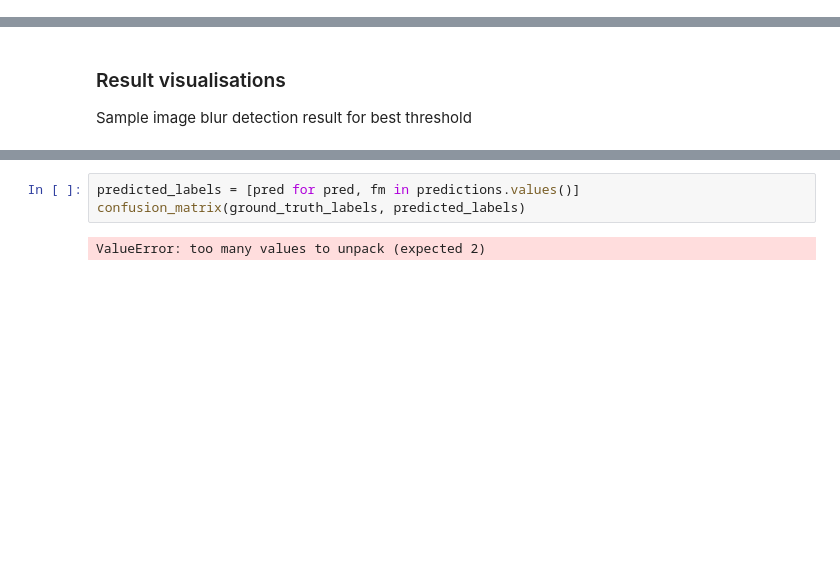
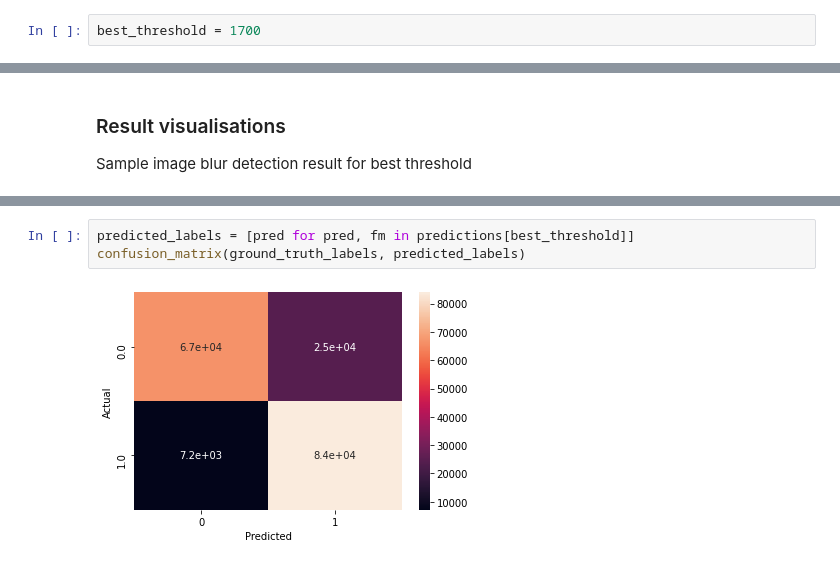
Before and after one commit to JuliaZur/MotionBlurDetection, a Jupyter notebook: laplacian_results.ipynb, the cells around one changed output, grey strips where cells are left out. Cells and saved outputs as stored; diff of their text form; blank space fills up the shorter version.

```diff
--- a/laplacian_results.ipynb
+++ b/laplacian_results.ipynb
@@ -30,6 +28,8 @@ for threshold, prediction in predictions.items():
     accuracies.append(accuracy)
 # %% [markdown]
 The best accuracy is for threshold 1700.
+# %%
+best_threshold = 1700
 # %%
 index_max_element = accuracies.index(max(accuracies))
 plt.plot(thresholds, accuracies)
@@ -52,5 +57,5 @@ AttributeError: 'MotionBlurDetectionLaplacian' object has no attribute 'predict_
 # %%
-predicted_labels = [pred for pred, fm in predictions.values()]
+predicted_labels = [pred for pred, fm in predictions[best_threshold]]
 confusion_matrix(ground_truth_labels, predicted_labels)
 # %% [output]
-ValueError: too many values to unpack (expected 2)
+[figure, added]
```
Also changed, not shown: parts of 4 cells of this notebook, 1 other file.
